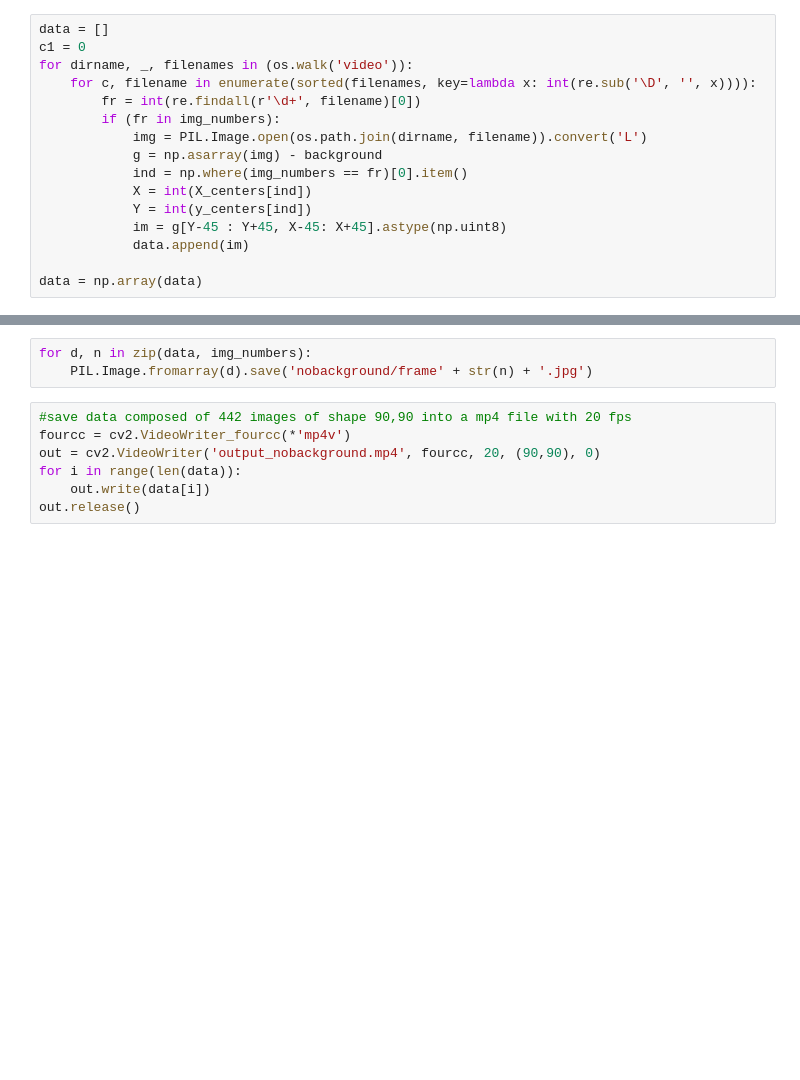
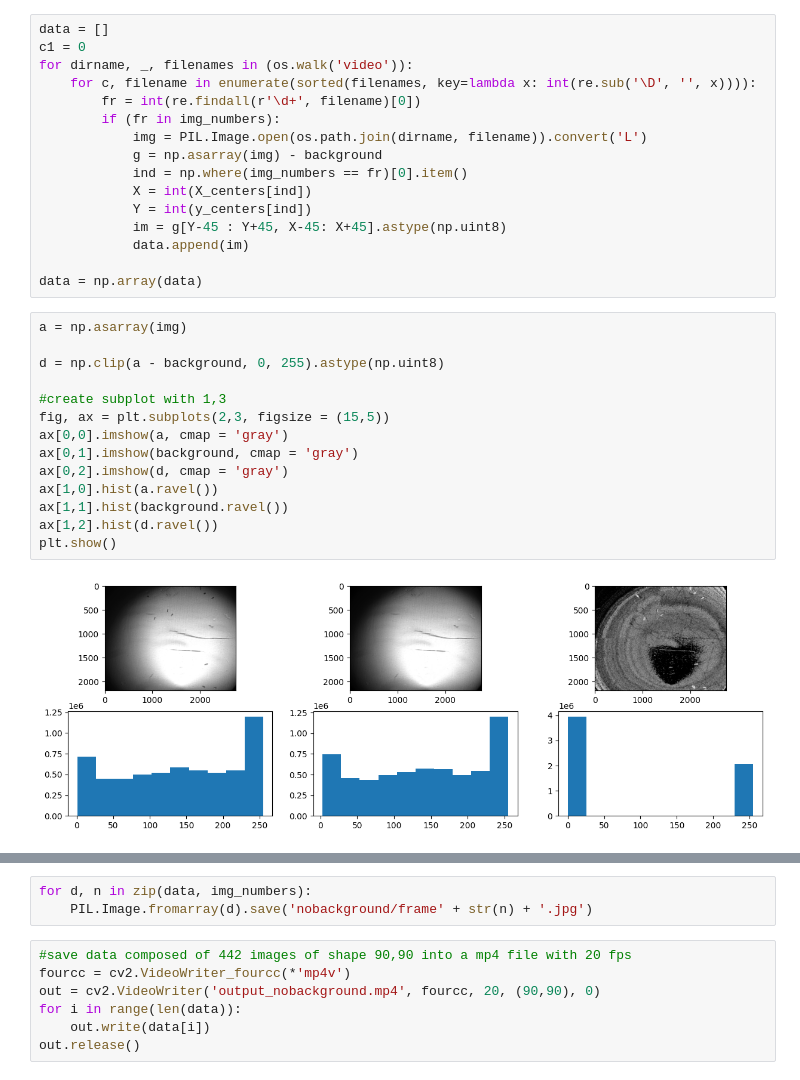
Before and after one commit to luizfysouza/Autofocus, a Jupyter notebook: crop_video.ipynb, the cells around one changed output, grey strips where cells are left out. Saved outputs shown, nothing was run; the diff lists cells and outputs as text; blank space fills up the shorter version.

```diff
--- a/crop_video.ipynb
+++ b/crop_video.ipynb
@@ -59,3 +60,19 @@ for dirname, _, filenames in (os.walk('video')):
             data.append(im)
 
 data = np.array(data)
+# %%
+a = np.asarray(img)
+
+d = np.clip(a - background, 0, 255).astype(np.uint8)
+
+#create subplot with 1,3
+fig, ax = plt.subplots(2,3, figsize = (15,5))
+ax[0,0].imshow(a, cmap = 'gray')
+ax[0,1].imshow(background, cmap = 'gray')
+ax[0,2].imshow(d, cmap = 'gray')
+ax[1,0].hist(a.ravel())
+ax[1,1].hist(background.ravel())
+ax[1,2].hist(d.ravel())
+plt.show()
+# %% [output]
+[figure, added]
```
Also changed, not shown: parts of 2 cells of this notebook.
